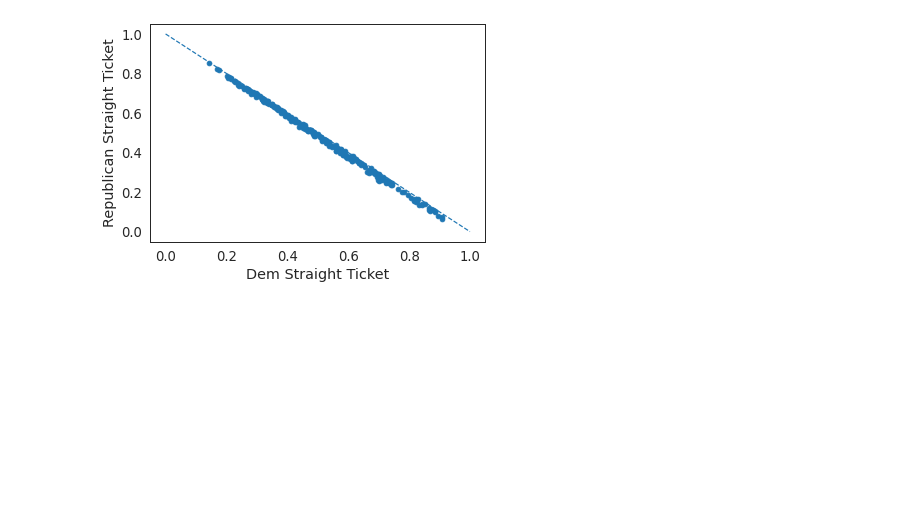
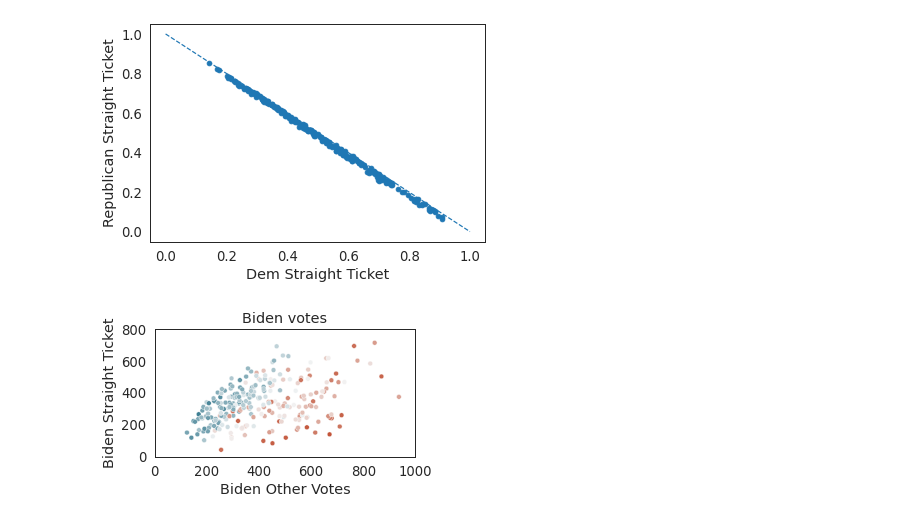
Before and after one commit to josephbb/BenfordBS, a Jupyter notebook: KentCount.ipynb, the cells around one changed output. Drawn from its saved outputs; the diff is of its cells as text; code cells hidden in the pictures; blank space fills up the shorter version.

```diff
--- a/KentCount.ipynb
+++ b/KentCount.ipynb
@@ -215,3 +252,23 @@ plt.xlabel('Dem Straight Ticket')
 # %% [output]
 Text(0.5, 0, 'Dem Straight Ticket')
 [figure]
+# %%
+pal = sns.diverging_palette(220, 20, as_cmap=True)
+sns.set_style('white')
+plt.figure(figsize=(5,3))
+g =sns.scatterplot(straight_ticket['Democratic'],
+            votes['Biden'].values - straight_ticket['Democratic'].values,
+            hue =straight_ticket['Dem_Percent'].values,
+            palette = pal
+            )
+plt.title('Biden votes')
+plt.ylabel('Biden Straight Ticket')
+plt.xlabel('Biden Other Votes')
+ax = plt.gca()
+plt.ylim(0,800)
+plt.xlim(0,1000)
+ax.get_legend().remove()
+plt.tight_layout()
+plt.savefig('BidenRecolored.png',fmt='.png',dpi=500)
+# %% [output]
+[figure, added]
```
Also changed, not shown: parts of 13 cells of this notebook.
